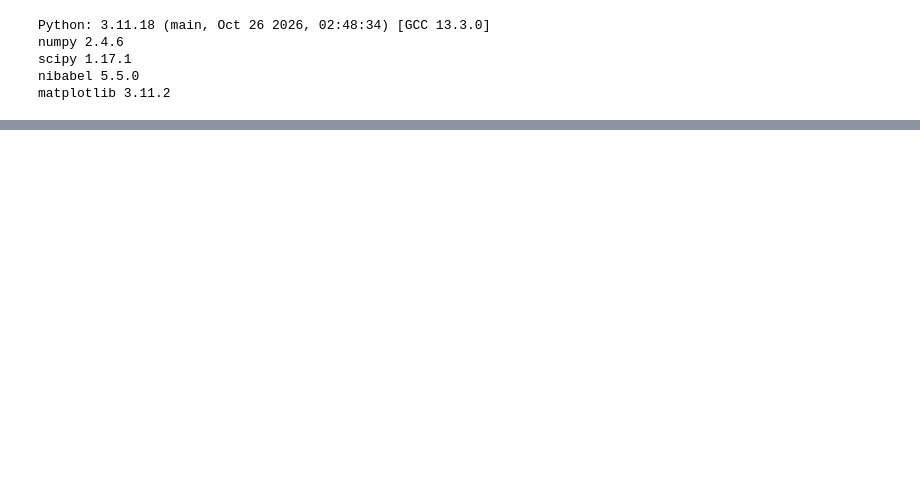
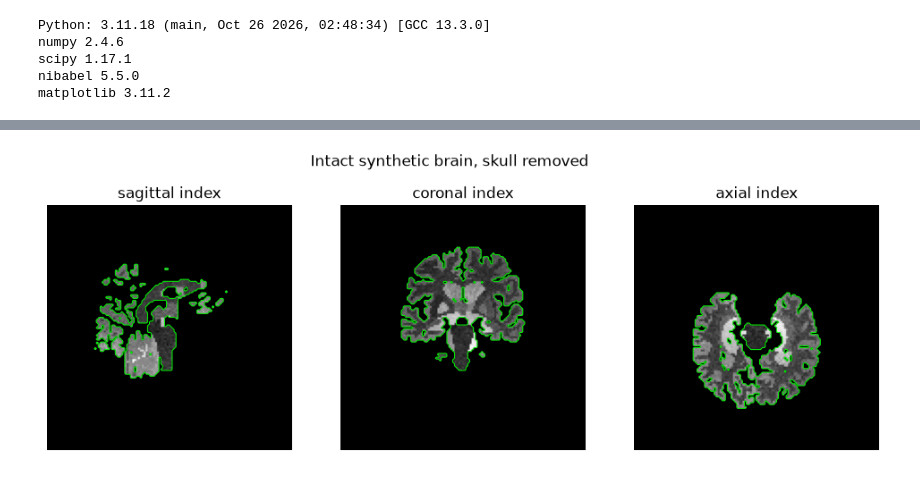
Before and after one commit to dadashkarimi/pigskin, a Jupyter notebook: notebooks/PIGTAILS_Real_Brain_Executed.ipynb, the cells around one changed output, grey strips where cells are left out. Drawn from its saved outputs; the diff is of its cells as text; code cells hidden in the pictures; blank space fills up the shorter version.

```diff
--- a/notebooks/PIGTAILS_Real_Brain_Executed.ipynb
+++ b/notebooks/PIGTAILS_Real_Brain_Executed.ipynb
@@ -482,0 +209,40 @@ The default now uses real segmented anatomy. The shown synthetic images are made
+# %%
+def sampling_coordinates(shape, affine, seed, elastic_vox=.6):
+    rng = np.random.default_rng(seed)
+    angles = rng.uniform(-8, 8, 3)
+    rotation = Rotation.from_euler("xyz", angles, degrees=True).as_matrix()
+    scale = float(rng.uniform(.95, 1.05))
+    centre_world = nib.affines.apply_affine(affine, (np.array(shape)-1)/2)
+    forward = np.eye(4)
+    forward[:3, :3] = rotation * scale
+    translation_mm = rng.uniform(-2, 2, 3)
+    forward[:3, 3] = centre_world + translation_mm - forward[:3, :3] @ centre_world
+    pull = np.linalg.inv(affine) @ np.linalg.inv(forward) @ affine
+    ijk = np.indices(shape, dtype=np.float32).reshape(3, -1)
+    coords = (pull[:3, :3] @ ijk + pull[:3, 3, None]).reshape((3,)+shape)
+    for axis in range(3):
+        d = ndi.gaussian_filter(rng.normal(size=shape).astype(np.float32), 10)
+        d *= elastic_vox / max(float(d.std()), 1e-6)
+        coords[axis] += d
+    return coords, {"forward_world": forward.tolist(), "angles_deg": angles.tolist(),
+                    "scale": scale, "translation_mm": translation_mm.tolist(),
+                    "elastic_vox": elastic_vox, "seed": seed}
+
+
+APPLY_SPATIAL_WARP = False
+if APPLY_SPATIAL_WARP:
+    coords, spatial_params = sampling_coordinates(generation_labels.shape, affine, SEED+3)
+    warped_mask = ndi.map_coordinates(brain_mask.astype(np.uint8), coords, order=0,
+                                     mode="constant", cval=0).astype(bool)
+    warped_image = ndi.map_coordinates(aug_image, coords, order=1, mode="constant", cval=0)
+    warped_labels = ndi.map_coordinates(generation_labels, coords, order=0, mode="constant", cval=0)
+    warped_image = np.where(warped_mask, warped_image, 0).astype(np.float32)
+    warped_labels = np.where(warped_mask, warped_labels, 0).astype(np.int32)
+else:
+    warped_image, warped_labels, warped_mask = aug_image, generation_labels, brain_mask
+    spatial_params = {"enabled": False}
+assert not warped_image[~warped_mask].any()
+assert not warped_labels[~warped_mask].any()
+views(warped_image, "Intact synthetic brain, skull removed", warped_mask)
+# %% [output]
+[figure, added]
```
Also changed, not shown: parts of 43 cells of this notebook, 2 other files.
